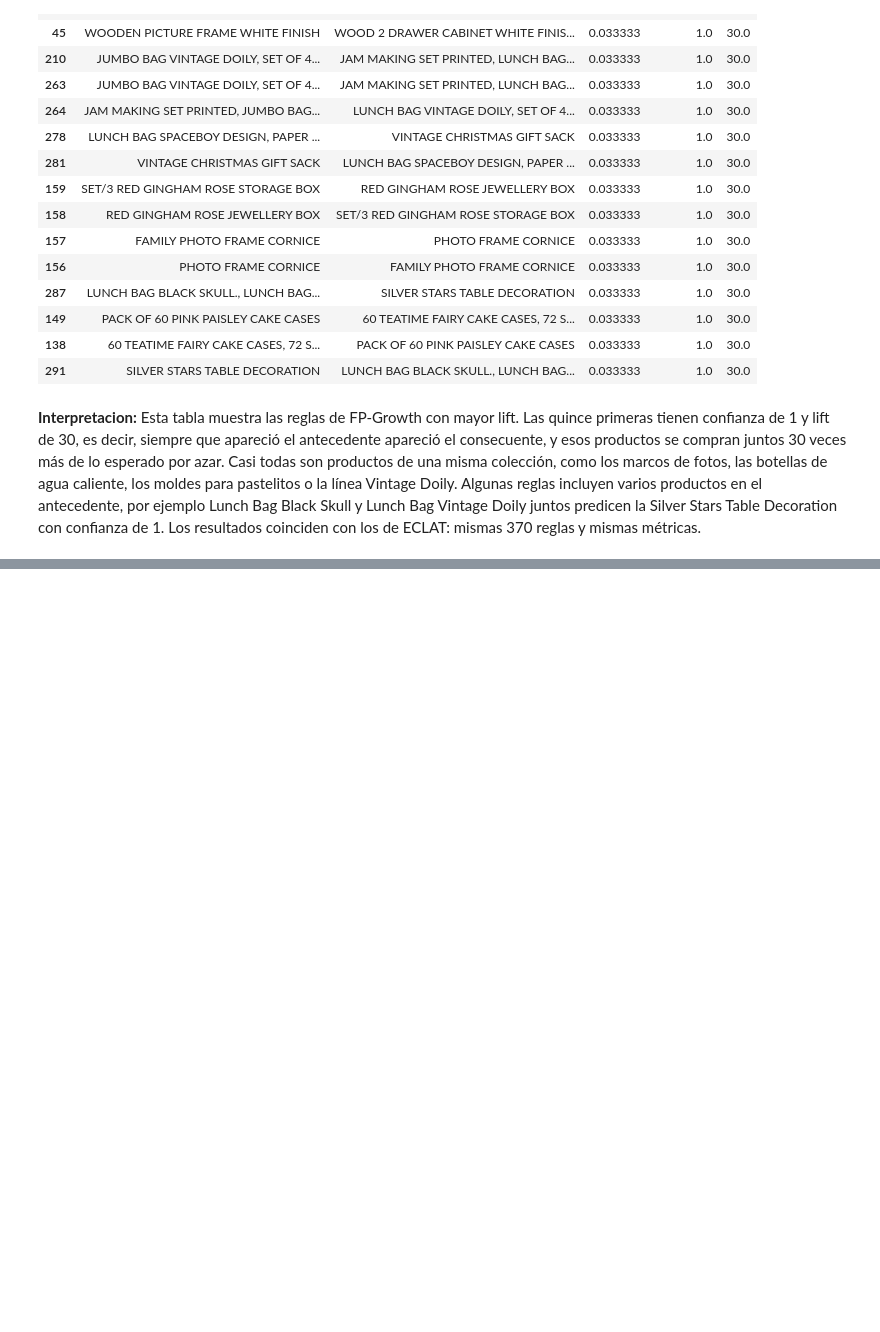
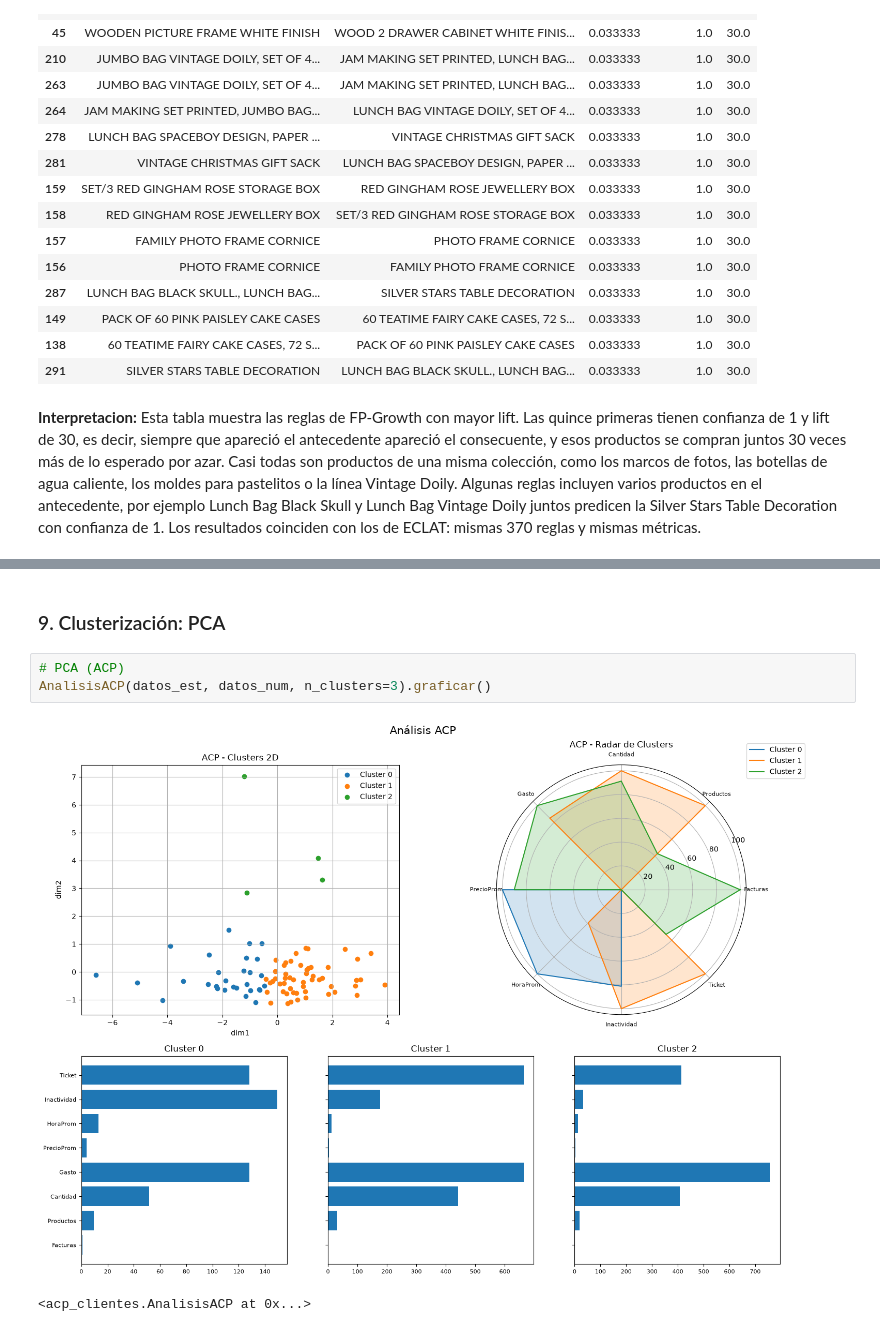
Before and after one commit to SharonOG23/Proyecto_MineriaDeDatosII, a Jupyter notebook: reporte_final/reporte_final.ipynb, the cells around one changed output, grey strips where cells are left out. Cells and saved outputs as stored; diff of their text form; blank space fills up the shorter version.

```diff
--- a/reporte_final/reporte_final.ipynb
+++ b/reporte_final/reporte_final.ipynb
@@ -454,0 +506,8 @@ tabla.head(15)
+# %% [markdown]
+### 9. Clusterización: PCA
+# %%
+# PCA (ACP)
+AnalisisACP(datos_est, datos_num, n_clusters=3).graficar()
+# %% [output]
+[figure, added]
+<acp_clientes.AnalisisACP at 0x...>
```
Also changed, not shown: parts of 14 cells of this notebook.
